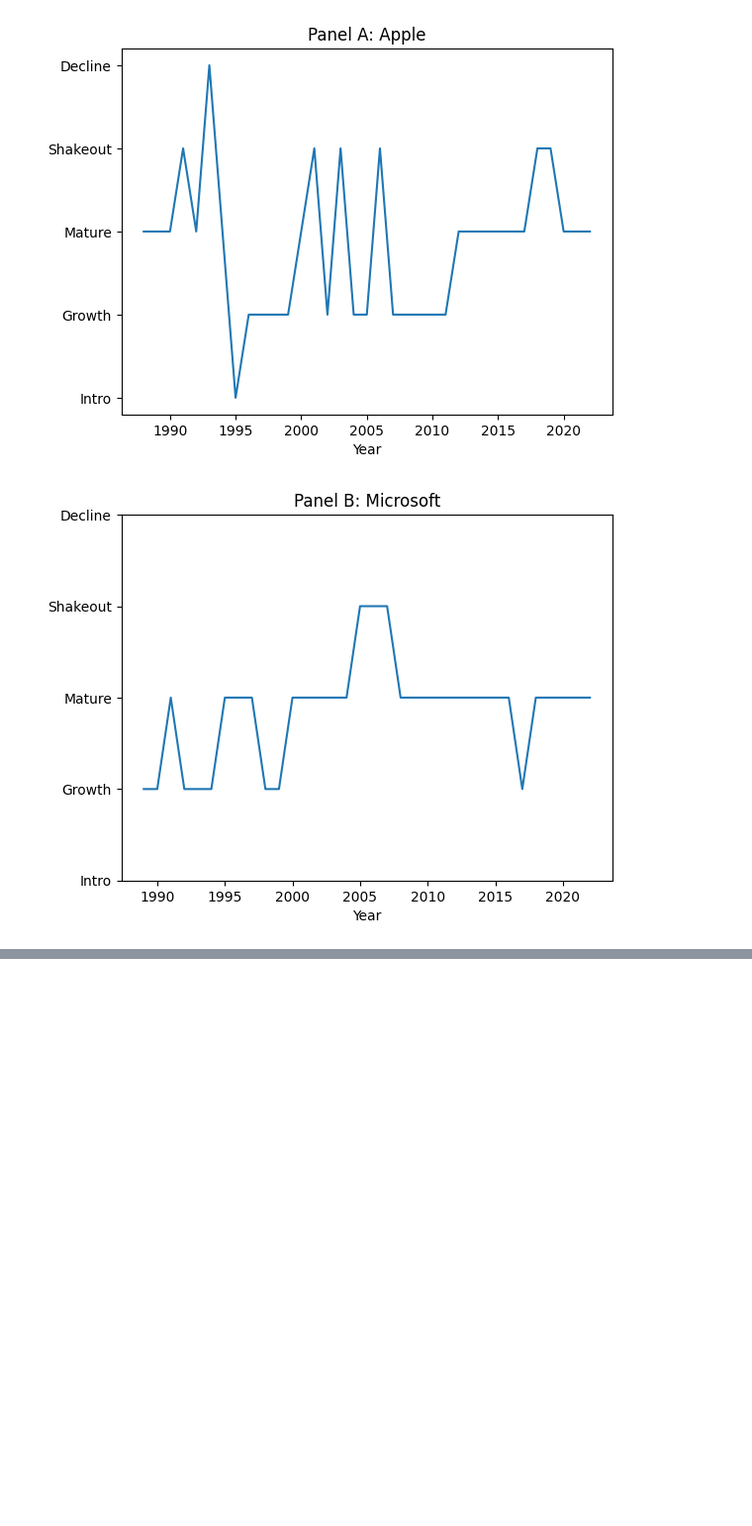
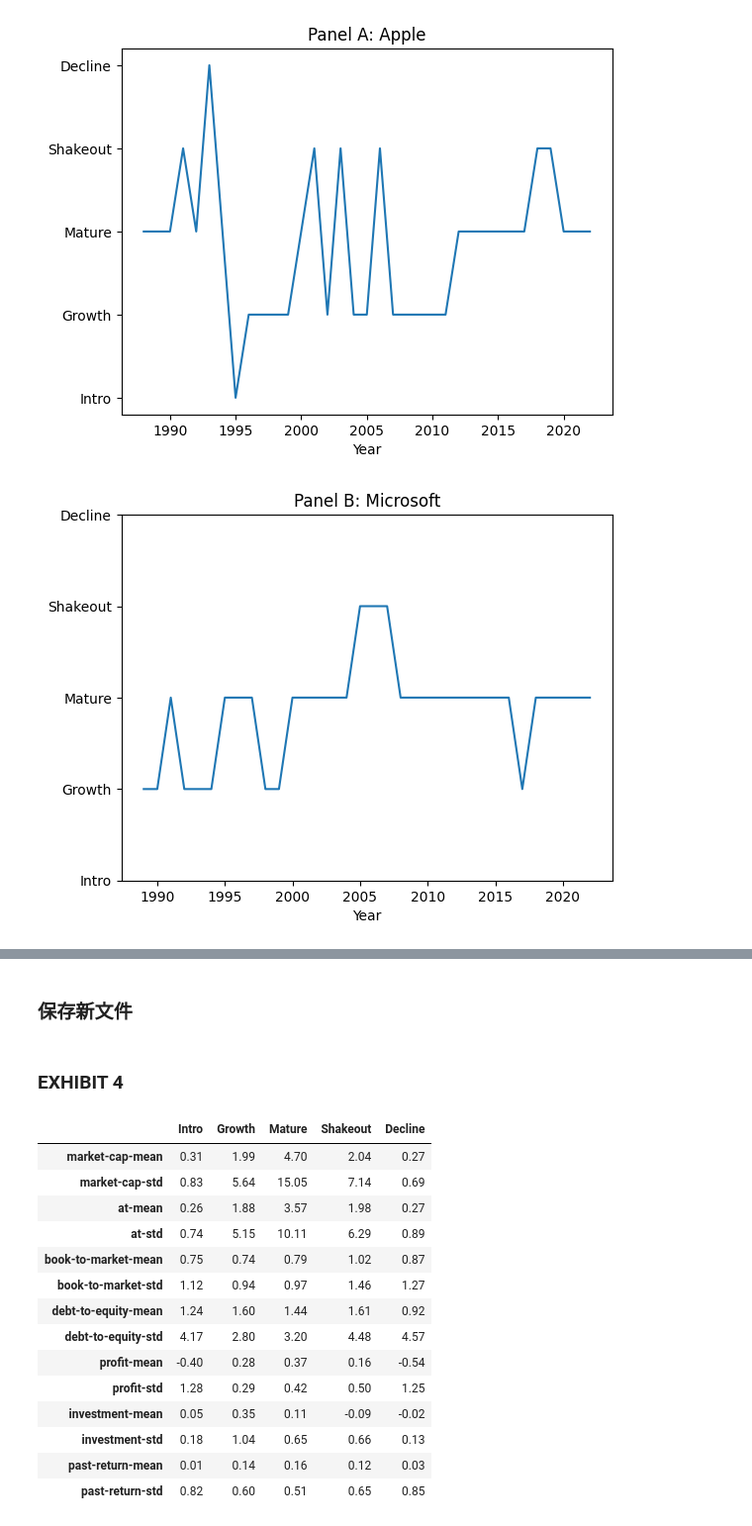
Before and after one commit to Light-ning/firm-life-cycle, a Jupyter notebook: analysis/firm-life-cycle.ipynb, the cells around one changed output, grey strips where cells are left out. Shown at 99% size. Saved outputs shown, nothing was run; the diff lists cells and outputs as text; code cells hidden in the pictures; blank space fills up the shorter version.

```diff
--- a/analysis/firm-life-cycle.ipynb
+++ b/analysis/firm-life-cycle.ipynb
@@ -131,0 +217,2 @@ df_merge = pd.merge(
+# %% [markdown]
+### 保存新文件
@@ -132 +225,37 @@ df_merge = pd.merge(
+# %% [markdown]
+### EXHIBIT 4
+# %%
+def mean_wins(x):
+    x_wins = x.dropna()
+    x_wins = mstats.winsorize(x_wins, [0.01, 0.01])
+    return x_wins.mean()
+def std_wins(x):
+    x_wins = x.dropna()
+    x_wins = mstats.winsorize(x_wins, [0.01, 0.01])
+    return x_wins.std()
+
+sum_stat = ['market-cap', 'at', 'book-to-market', 'debt-to-equity',
+            'profit', 'investment', 'past-return']
+df_sum_stat = pd.DataFrame(columns=index_stg)
+for ss in sum_stat:
+    df_sum_stat.loc[ss + '-mean'] = df_merge.groupby('stg')[ss].apply(mean_wins)
+    df_sum_stat.loc[ss + '-std'] = df_merge.groupby('stg')[ss].apply(std_wins)
+pd.options.display.float_format = '{:.2f}'.format
+df_sum_stat
+# %% [output]
+|  | Intro | Growth | Mature | Shakeout | Decline |
+| market-cap-mean | 0.31 | 1.99 | 4.70 | 2.04 | 0.27 |
+| market-cap-std | 0.83 | 5.64 | 15.05 | 7.14 | 0.69 |
+| at-mean | 0.26 | 1.88 | 3.57 | 1.98 | 0.27 |
+| at-std | 0.74 | 5.15 | 10.11 | 6.29 | 0.89 |
+| book-to-market-mean | 0.75 | 0.74 | 0.79 | 1.02 | 0.87 |
+| book-to-market-std | 1.12 | 0.94 | 0.97 | 1.46 | 1.27 |
+| debt-to-equity-mean | 1.24 | 1.60 | 1.44 | 1.61 | 0.92 |
+| debt-to-equity-std | 4.17 | 2.80 | 3.20 | 4.48 | 4.57 |
+| profit-mean | -0.40 | 0.28 | 0.37 | 0.16 | -0.54 |
+| profit-std | 1.28 | 0.29 | 0.42 | 0.50 | 1.25 |
+| investment-mean | 0.05 | 0.35 | 0.11 | -0.09 | -0.02 |
+| investment-std | 0.18 | 1.04 | 0.65 | 0.66 | 0.13 |
+| past-return-mean | 0.01 | 0.14 | 0.16 | 0.12 | 0.03 |
+| past-return-std | 0.82 | 0.60 | 0.51 | 0.65 | 0.85 |
 # %% [markdown]
```
Also changed, not shown: parts of 23 cells of this notebook, 1 other file.
